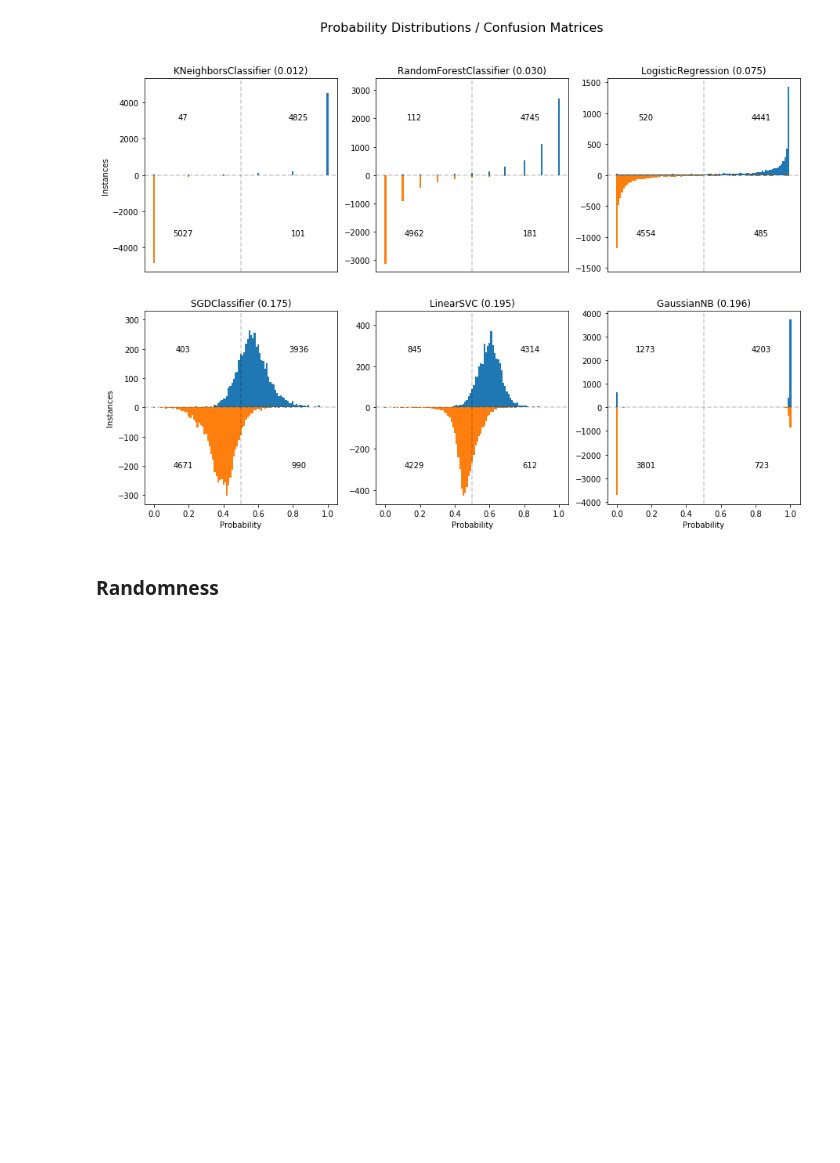
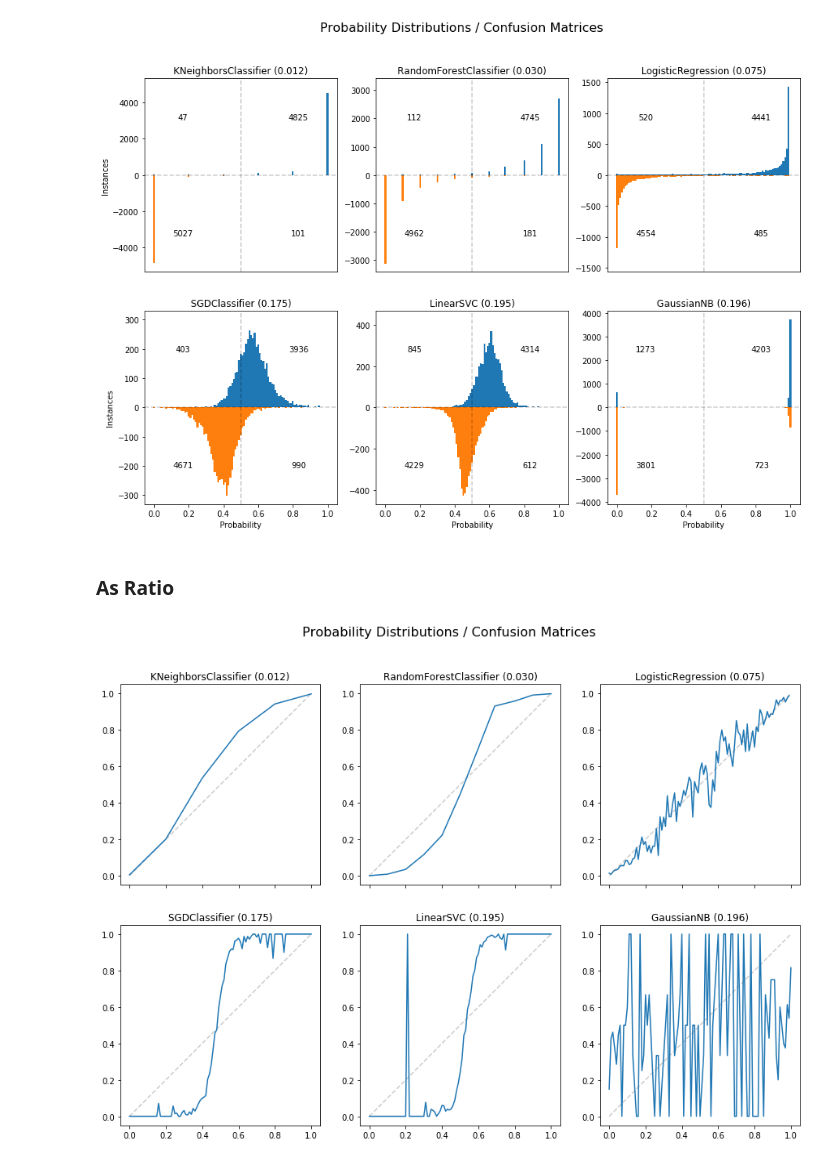
Before and after one commit to johnstill/calibration, a Jupyter notebook: Datagram.ipynb, the cells around one changed output. Drawn from its saved outputs; the diff is of its cells as text; code cells hidden in the pictures; blank space fills up the shorter version.

```diff
--- a/Datagram.ipynb
+++ b/Datagram.ipynb
@@ -122,5 +120,3 @@ axes[5].set_xlabel('Probability')
 plt.show()
 # %% [output]
 [figure]
-# %% [markdown]
-### Randomness
@@ -142,0 +123,30 @@ plt.show()
+# %% [markdown]
+### As Ratio
+# %%
+# This is basically just how sklearn's calibration_curve does it
+
+def draw_curve(prob, actual, bins=100, ax=None):
+    top, bot, bins, bin_width = gen_datagram(prob, actual, bins=bins)
+    if ax is None:
+        fig = plt.gcf()
+        ax = fig.add_subplot(111)
+    total = top + bot
+    nonzero = total != 0
+    curve = top[nonzero] / total[nonzero]
+
+    ax.plot([0, 1], [0, 1], linestyle='dashed', color='black', alpha=0.2)
+    ax.plot(bins[nonzero], curve)
+    ax.set_ylim([-0.05, 1.05])
+    ax.set_xlim([-0.05, 1.05])
+    return ax
+# %%
+fig, axes = plt.subplots(nrows=2, ncols=3, sharex=True, figsize=(15, 10))
+for ax, (label, prob) in zip(axes.ravel(), probs.iteritems()):
+    *__, brier = confusion.loc[label]
+    draw_curve(prob.copy(), actual, ax=ax)
+    ax.set_title(f'{label} ({brier:.3f})')
+
+fig.suptitle('Probability Distributions / Confusion Matrices', fontsize=16)
+plt.show()
+# %% [output]
+[figure, added]
```
Also changed, not shown: parts of 2 cells of this notebook, 3 other files.
